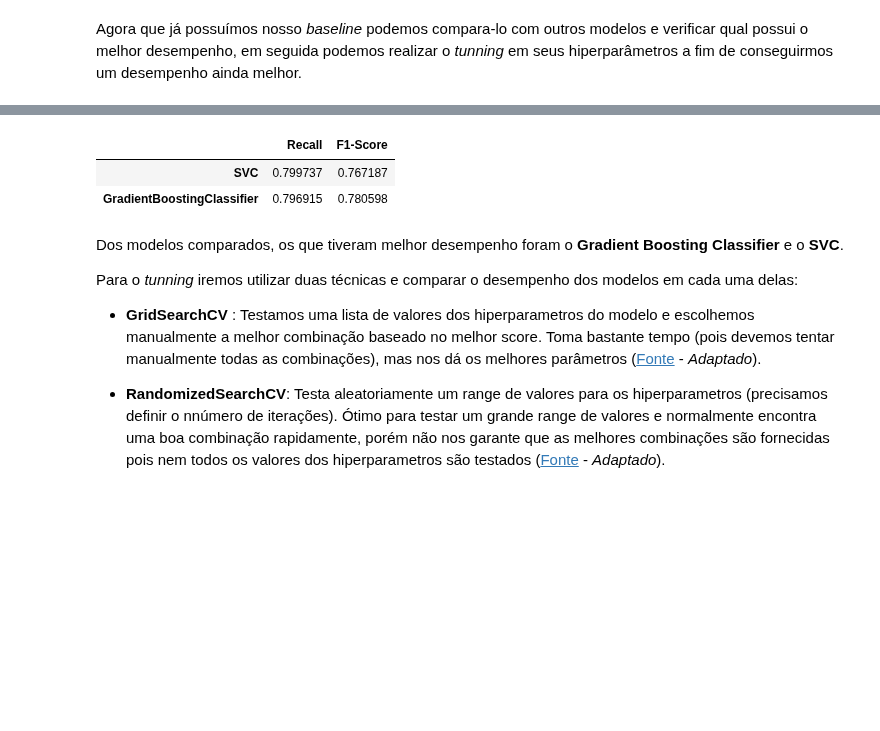
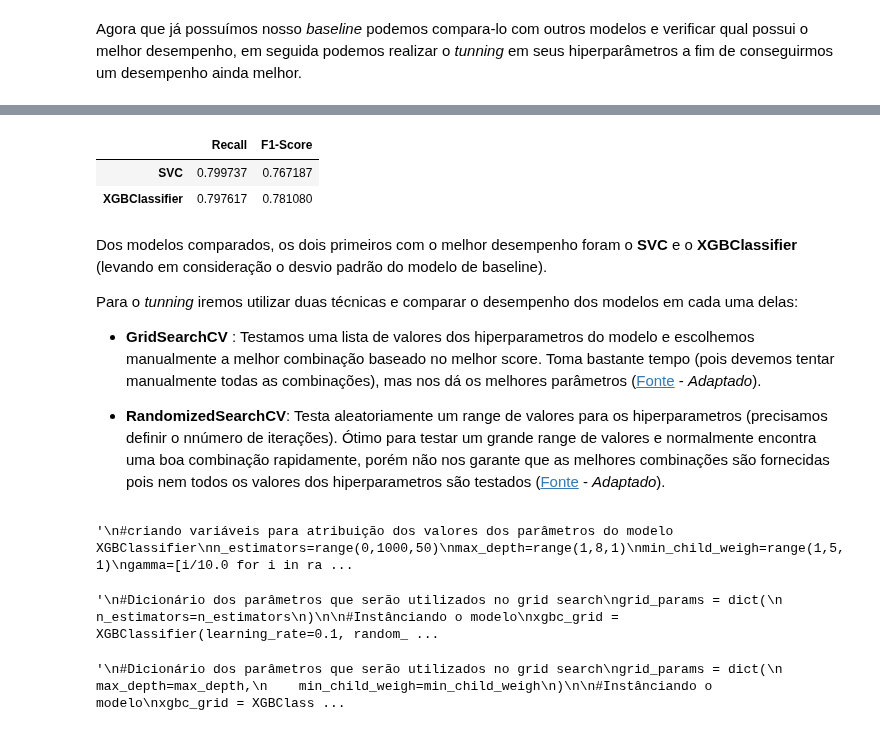
Before and after one commit to LuisCSGuimaraes/ChurnPrediction, a Jupyter notebook: Notebook/Churn Prediction.ipynb, the cells around one changed output, grey strips where cells are left out. Saved outputs shown, nothing was run; the diff lists cells and outputs as text; code cells hidden in the pictures; blank space fills up the shorter version.

Commit message:
Construção do modelo

```diff
--- a/Notebook/Churn Prediction.ipynb
+++ b/Notebook/Churn Prediction.ipynb
@@ -1548,7 +1549,7 @@ lr = LogisticRegression(random_state=seed)
 base_recall = cross_val_score(lr,
                               X_train,
                               y_train,
-                              scoring='recall',)
+                              scoring='recall')
 base_f1 = cross_val_score(lr,
                           X_train,
                           y_train,
@@ -1609,12 +1610,12 @@ df_modelos
 # %%
 #Buscando os modelos com desempenho superior ao baseline
-df_modelos.loc[(df_modelos.Recall > (base_recall.mean() - base_recall.std())) & (df_modelos['F1-Score'] > (base_f1.mean() - base_f1.std()))].sort_values(by='Recall', ascending=False)
+df_modelos.loc[(df_modelos.Recall > (base_recall.mean() - base_recall.std())) & (df_modelos['F1-Score'] > (base_f1.mean() - base_f1.std()))].sort_values(by='Recall', ascending=False)[:2]
 # %% [output]
 |  | Recall | F1-Score |
 | SVC | 0.799737 | 0.767187 |
-| GradientBoostingClassifier | 0.796915 | 0.780598 |
+| XGBClassifier | 0.797617 | 0.781080 |
 # %% [markdown]
-Dos modelos comparados, os que tiveram melhor desempenho foram o **Gradient Boosting Classifier** e o **SVC**.
+Dos modelos comparados, os dois primeiros com o melhor desempenho foram o **SVC** e o **XGBClassifier** (levando em consideração o desvio padrão do modelo de baseline).
 
 Para o *tunning* iremos utilizar duas técnicas e comparar o desempenho dos modelos em cada uma delas:
 
@@ -1630,14 +1625,26 @@ min_samples_split = [2, 3, 4, 5]
+# %%
+'''
+#criando variáveis para atribuição dos valores dos parâmetros do modelo XGBClassifier
+n_estimators=range(0,1000,50)
+max_depth=range(1,8,1)
+min_child_weigh=range(1,5,1)
+gamma=[i/10.0 for i in range(0,5)]
+learning_rate=[0.001, 0.01, 0.1, 1]
+'''
+# %% [output]
+'\n#criando variáveis para atribuição dos valores dos parâmetros do modelo XGBClassifier\nn_estimators=range(0,1000,50)\nmax_depth=range(1,8,1)\nmin_child_weigh=range(1,5,1)\ngamma=[i/10.0 for i in ra ...
 # %%
+'''
 #Dicionário dos parâmetros que serão utilizados no grid search
 grid_params = dict(
     n_estimators=n_estimators
 )
 
 #Instânciando o modelo
-gbc_grid = GradientBoostingClassifier(random_state=seed)
+xgbc_grid = XGBClassifier(learning_rate=0.1, random_state=seed)
 
 #Instânciando o modelo de Grid Search
-grid = GridSearchCV(gbc_grid,
+grid = GridSearchCV(xgbc_grid,
                     grid_params,
                     scoring='recall')
 
@@ -1645,22 +1652,26 @@ grid = GridSearchCV(gbc_grid,
 grid.fit(X_train, y_train)
 
 #Exibindo
-print("GridSearchCV do algoritmo Gradient Boosting - Iteração 1\n")
+print("GridSearchCV do algoritmo XGBClassifier - Iteração 1\n")
 print("Melhores parâmetros: ", grid.best_params_)
 print("Melhor Recall: ", grid.best_score_)
+'''
+# %% [output]
+'\n#Dicionário dos parâmetros que serão utilizados no grid search\ngrid_params = dict(\n    n_estimators=n_estimators\n)\n\n#Instânciando o modelo\nxgbc_grid = XGBClassifier(learning_rate=0.1, random_ ...
 # %%
+"""
 #Dicionário dos parâmetros que serão utilizados no grid search
 grid_params = dict(
     max_depth=max_depth,
-    max_features=max_features
+    min_child_weigh=min_child_weigh
 )
 
 #Instânciando o modelo
-gbc_grid = GradientBoostingClassifier(n_estimators=80,
+xgbc_grid = XGBClassifier(n_estimators=50,
                        random_state=seed)
 
 #Instânciando o modelo de Grid Search
-grid = GridSearchCV(gbc_grid,
+grid = GridSearchCV(xgbc_grid,
                     grid_params,
                     scoring='recall')
 
@@ -1668,7 +1679,10 @@ grid = GridSearchCV(gbc_grid,
 grid.fit(X_train, y_train)
 
 #Exibindo
-print("GridSearchCV do algoritmo Gradient Boosting - Iteração 2\n")
+print("GridSearchCV do algoritmo XGBClassifier - Iteração 2\n")
 print("Melhores parâmetros: ", grid.best_params_)
 print("Melhor Recall: ", grid.best_score_)
+"""
+# %% [output]
+'\n#Dicionário dos parâmetros que serão utilizados no grid search\ngrid_params = dict(\n    max_depth=max_depth,\n    min_child_weigh=min_child_weigh\n)\n\n#Instânciando o modelo\nxgbc_grid = XGBClass ...
 # %%
```
Also changed, not shown: parts of 18 cells of this notebook.
